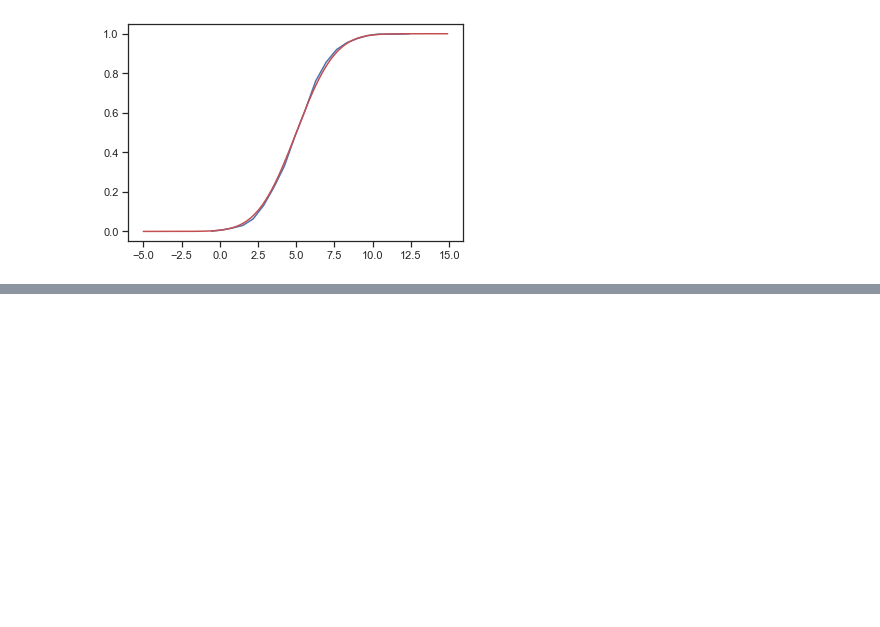
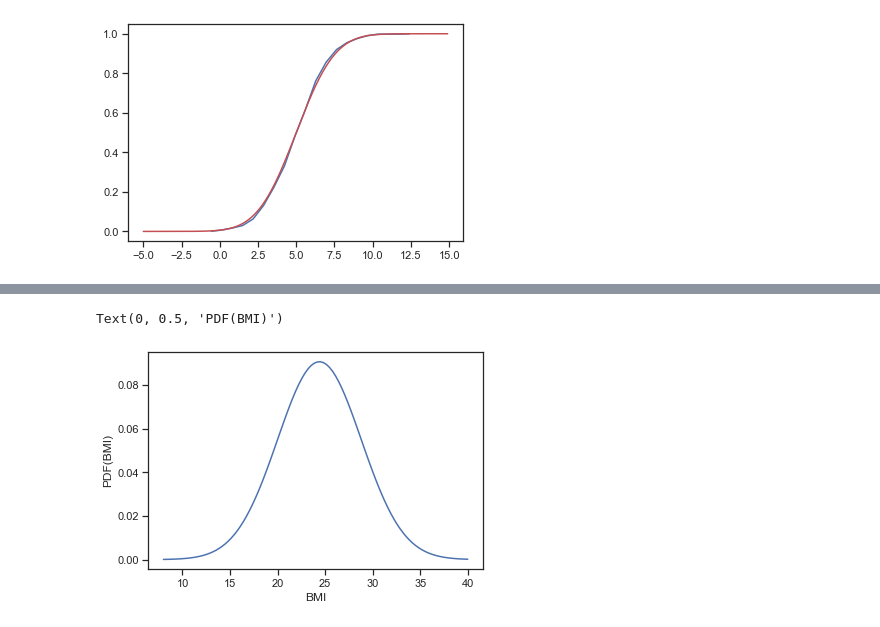
Before and after one commit to thomas-haslwanter/statsintro-python-2e, a Jupyter notebook: ipynbs/6_distNormal.ipynb, the cells around one changed output, grey strips where cells are left out. Drawn from its saved outputs; the diff is of its cells as text; code cells hidden in the pictures; blank space fills up the shorter version.

Commit message:
discrete distribution ipynb updated

```diff
--- a/ipynbs/6_distNormal.ipynb
+++ b/ipynbs/6_distNormal.ipynb
@@ -186,0 +195,14 @@ To get 97.5% of the data, you need a threshold of 8.92.
+# %%
+# Definition of a normal distribution
+mean = 24.4
+sd = 4.4
+nd = stats.norm(mean, sd)
+# %%
+bmi = np.linspace(8, 40, 100)
+pdf = nd.pdf(bmi)
+plt.plot(bmi, pdf)
+plt.xlabel('BMI')
+plt.ylabel('PDF(BMI)')
+# %% [output]
+Text(0, 0.5, 'PDF(BMI)')
+[figure, added]
```
Also changed, not shown: parts of 1 cell of this notebook, 1 other file.
